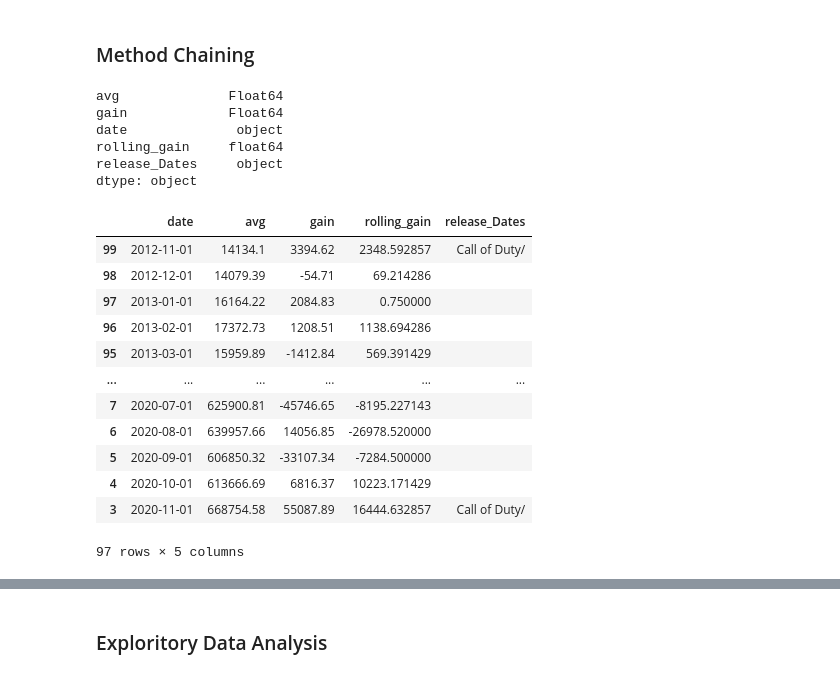
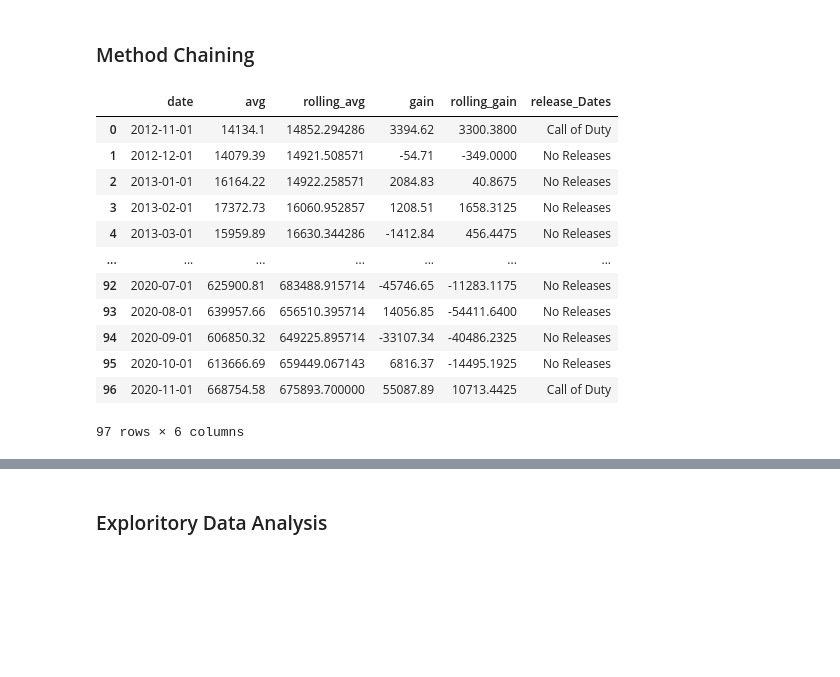
Before and after one commit to data301-2021-winter1/project-group01-project, a Jupyter notebook: notebooks/analysis1.ipynb, the cells around one changed output, grey strips where cells are left out. Drawn from its saved outputs; the diff is of its cells as text; code cells hidden in the pictures; blank space fills up the shorter version.

```diff
--- a/notebooks/analysis1.ipynb
+++ b/notebooks/analysis1.ipynb
@@ -114,30 +129,24 @@ df_csgo_sorted
 # %%
 release_dict = {
     'Battlefield':['20131001', '20150301', '20161001', '20181101'],
     'Call of Duty':['20121101', '20131101', '20141101', '20151101', '20161101', '20171101', '20181001', '20191001', '20201101'],
     'Halo':['20191201'],
     'OverWatch':['20160501'],
     'Valorant':['20200601']}
 df_csgo_sorted = load_process_csgo('../data/raw/SteamCharts.csv', release_dict)
-df_csgo_sorted.to_csv('../data/processed/analysis1.csv', index = False)
+df_csgo_sorted.to_csv('../data/processed/analysis1.csv')
 df_csgo_sorted
 # %% [output]
+|  | date | avg | rolling_avg | gain | rolling_gain | release_Dates |
+| 0 | 2012-11-01 | 14134.1 | 14852.294286 | 3394.62 | 3300.3800 | Call of Duty |
+| 1 | 2012-12-01 | 14079.39 | 14921.508571 | -54.71 | -349.0000 | No Releases |
+| 2 | 2013-01-01 | 16164.22 | 14922.258571 | 2084.83 | 40.8675 | No Releases |
+| 3 | 2013-02-01 | 17372.73 | 16060.952857 | 1208.51 | 1658.3125 | No Releases |
+| 4 | 2013-03-01 | 15959.89 | 16630.344286 | -1412.84 | 456.4475 | No Releases |
+| ... | ... | ... | ... | ... | ... | ... |
+| 92 | 2020-07-01 | 625900.81 | 683488.915714 | -45746.65 | -11283.1175 | No Releases |
+| 93 | 2020-08-01 | 639957.66 | 656510.395714 | 14056.85 | -54411.6400 | No Releases |
+| 94 | 2020-09-01 | 606850.32 | 649225.895714 | -33107.34 | -40486.2325 | No Releases |
+| 95 | 2020-10-01 | 613666.69 | 659449.067143 | 6816.37 | -14495.1925 | No Releases |
+| 96 | 2020-11-01 | 668754.58 | 675893.700000 | 55087.89 | 10713.4425 | Call of Duty |
-avg              Float64
-gain             Float64
-date              object
-rolling_gain     float64
-release_Dates     object
-dtype: object
+97 rows × 6 columns
-|  | date | avg | gain | rolling_gain | release_Dates |
-| 99 | 2012-11-01 | 14134.1 | 3394.62 | 2348.592857 | Call of Duty/ |
-| 98 | 2012-12-01 | 14079.39 | -54.71 | 69.214286 |  |
-| 97 | 2013-01-01 | 16164.22 | 2084.83 | 0.750000 |  |
-| 96 | 2013-02-01 | 17372.73 | 1208.51 | 1138.694286 |  |
-| 95 | 2013-03-01 | 15959.89 | -1412.84 | 569.391429 |  |
-| ... | ... | ... | ... | ... | ... |
-| 7 | 2020-07-01 | 625900.81 | -45746.65 | -8195.227143 |  |
-| 6 | 2020-08-01 | 639957.66 | 14056.85 | -26978.520000 |  |
-| 5 | 2020-09-01 | 606850.32 | -33107.34 | -7284.500000 |  |
-| 4 | 2020-10-01 | 613666.69 | 6816.37 | 10223.171429 |  |
-| 3 | 2020-11-01 | 668754.58 | 55087.89 | 16444.632857 | Call of Duty/ |
-97 rows × 5 columns
```
Also changed, not shown: parts of 3 cells of this notebook, 5 other files.
